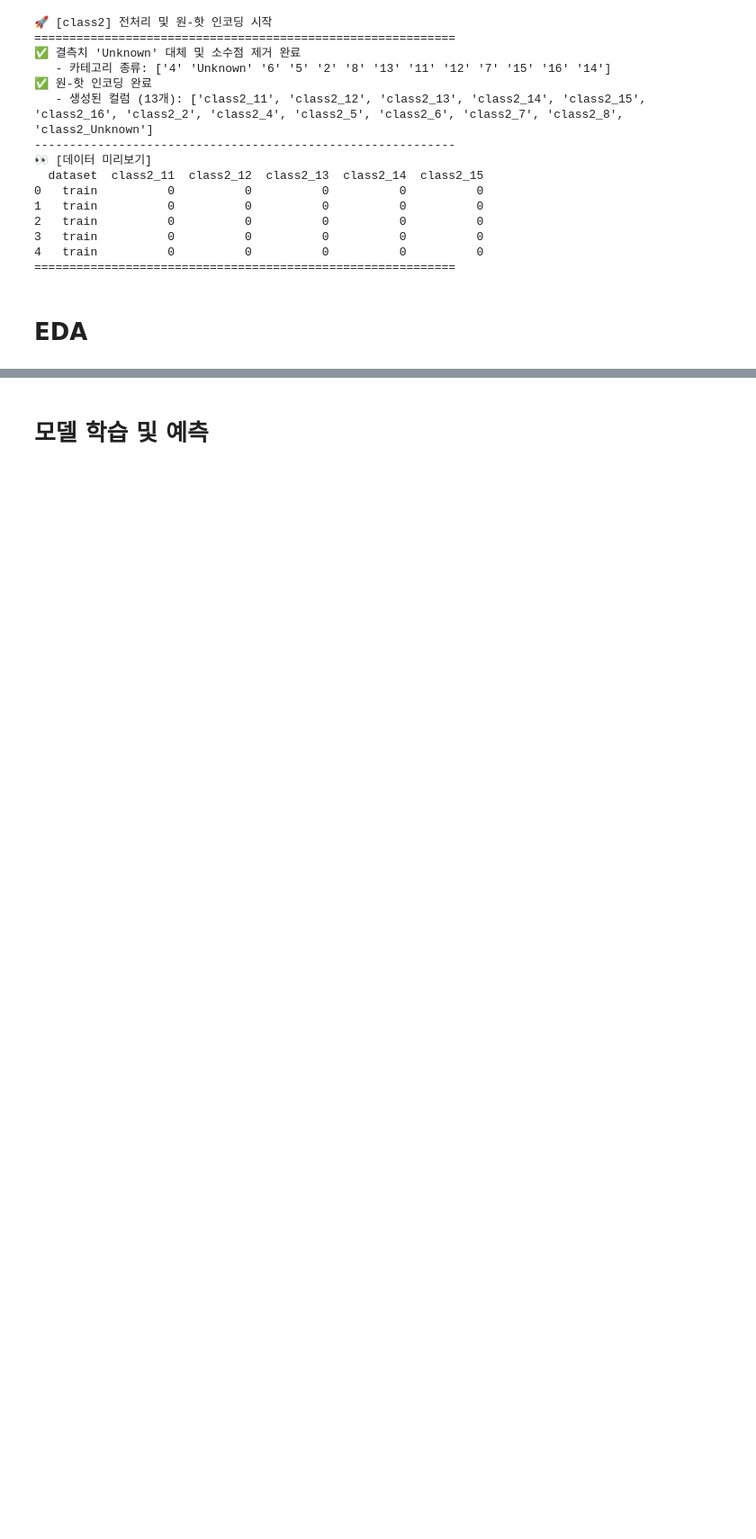
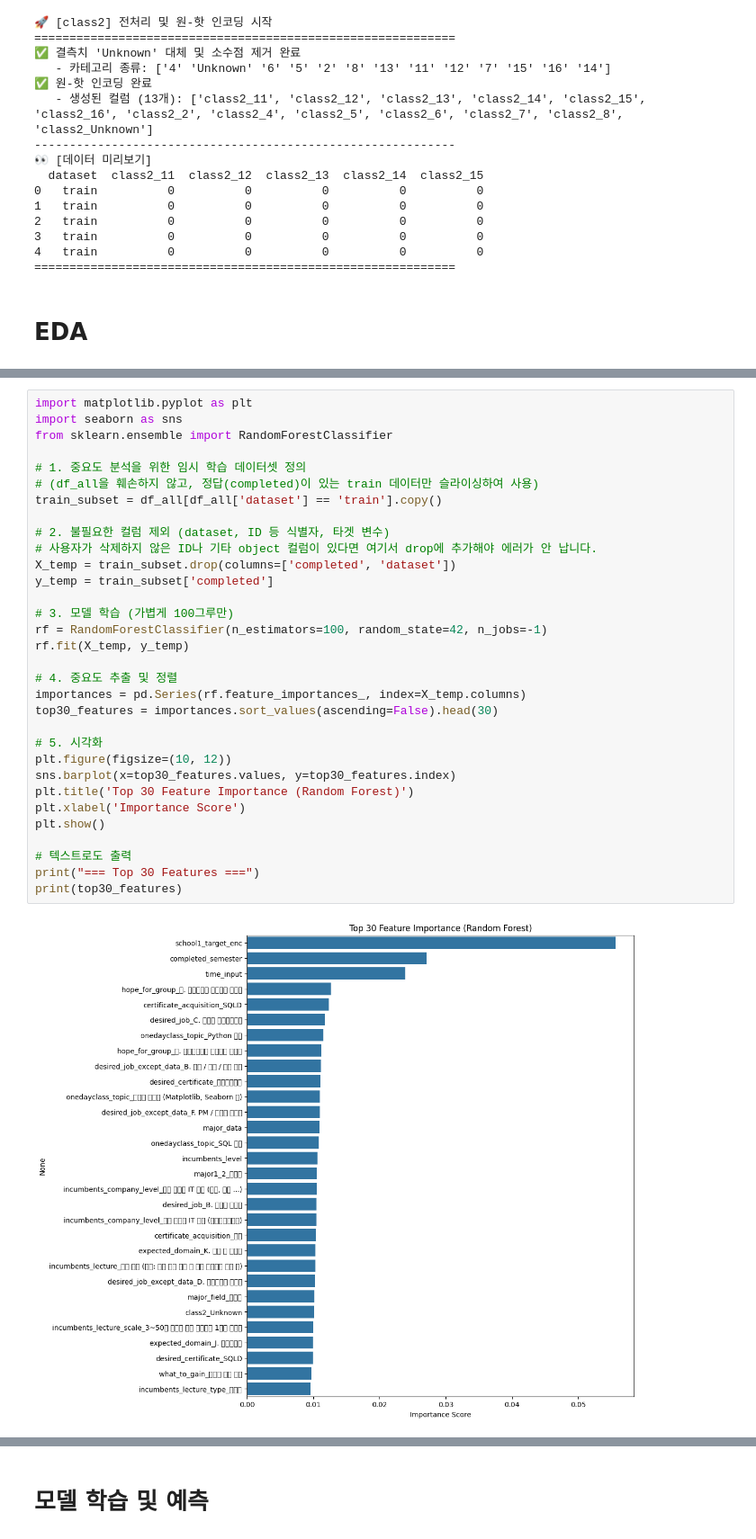
Before and after one commit to minuuuuu01/Classification-BDA, a Jupyter notebook: preprocess3.ipynb, the cells around one changed output, grey strips where cells are left out. Shown at 90% size. Drawn from its saved outputs; the diff is of its cells as text; blank space fills up the shorter version.

```diff
--- a/preprocess3.ipynb
+++ b/preprocess3.ipynb
@@ -1668,0 +1723,34 @@ print("=" * 60)
+# %%
+import matplotlib.pyplot as plt
+import seaborn as sns
+from sklearn.ensemble import RandomForestClassifier
+
+# 1. 중요도 분석을 위한 임시 학습 데이터셋 정의
+# (df_all을 훼손하지 않고, 정답(completed)이 있는 train 데이터만 슬라이싱하여 사용)
+train_subset = df_all[df_all['dataset'] == 'train'].copy()
+
+# 2. 불필요한 컬럼 제외 (dataset, ID 등 식별자, 타겟 변수)
+# 사용자가 삭제하지 않은 ID나 기타 object 컬럼이 있다면 여기서 drop에 추가해야 에러가 안 납니다.
+X_temp = train_subset.drop(columns=['completed', 'dataset'])
+y_temp = train_subset['completed']
+
+# 3. 모델 학습 (가볍게 100그루만)
+rf = RandomForestClassifier(n_estimators=100, random_state=42, n_jobs=-1)
+rf.fit(X_temp, y_temp)
+
+# 4. 중요도 추출 및 정렬
+importances = pd.Series(rf.feature_importances_, index=X_temp.columns)
+top30_features = importances.sort_values(ascending=False).head(30)
+
+# 5. 시각화
+plt.figure(figsize=(10, 12))
+sns.barplot(x=top30_features.values, y=top30_features.index)
+plt.title('Top 30 Feature Importance (Random Forest)')
+plt.xlabel('Importance Score')
+plt.show()
+
+# 텍스트로도 출력
+print("=== Top 30 Features ===")
+print(top30_features)
+# %% [output]
+[figure, added]
```
Also changed, not shown: parts of 13 cells of this notebook, 6 other files.
